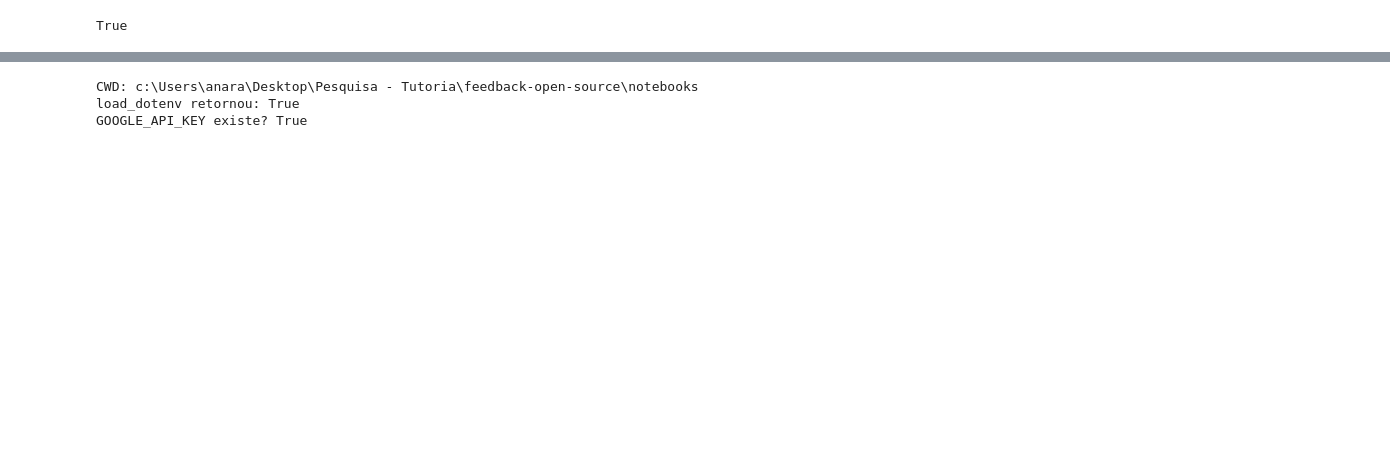
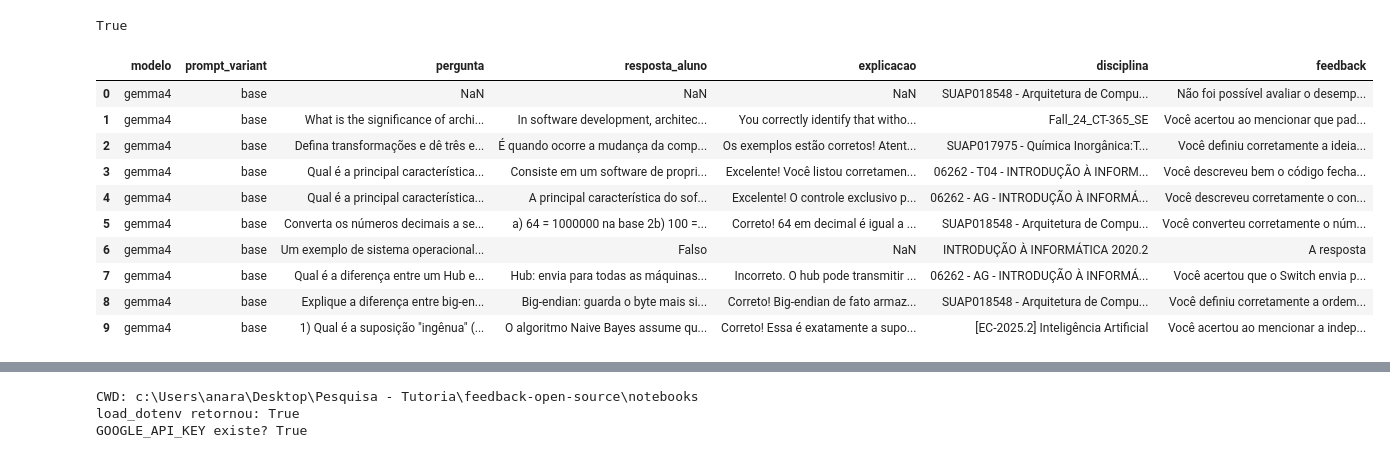
Before and after one commit to a-cavalcanti/feedback-ia-slm, a Jupyter notebook: notebooks/resultado_rubrica.ipynb, the cells around one changed output, grey strips where cells are left out. Cells and saved outputs as stored; diff of their text form; code cells hidden in the pictures; blank space fills up the shorter version.

Commit message:
Atualizações da pesquisa e pdf com resumo do que foi feito

```diff
--- a/notebooks/resultado_rubrica.ipynb
+++ b/notebooks/resultado_rubrica.ipynb
@@ -11,5 +17,19 @@ load_dotenv()
 # %% [output]
 True
 # %%
-provas = pd.read_csv("C:/Users/anara/Desktop/Pesquisa - Tutoria/feedback-open-source/resultados-consolidados.csv", sep=None, engine="python")
+provas = pd.read_csv("C:/Users/anara/Desktop/Pesquisa - Tutoria/feedback-open-source/resultados-tecnologia-consolidados_555.csv", sep=None, engine="python")
+# %%
+provas.head(10)
+# %% [output]
+|  | modelo | prompt_variant | pergunta | resposta_aluno | explicacao | disciplina | feedback |
+| 0 | gemma4 | base | NaN | NaN | NaN | SUAP018548 - Arquitetura de Compu... | Não foi possível avaliar o desemp... |
+| 1 | gemma4 | base | What is the significance of archi... | In software development, architec... | You correctly identify that witho... | Fall_24_CT-365_SE | Você acertou ao mencionar que pad... |
+| 2 | gemma4 | base | Defina transformações e dê três e... | É quando ocorre a mudança da comp... | Os exemplos estão corretos! Atent... | SUAP017975 - Química Inorgânica:T... | Você definiu corretamente a ideia... |
+| 3 | gemma4 | base | Qual é a principal característica... | Consiste em um software de propri... | Excelente! Você listou corretamen... | 06262 - T04 - INTRODUÇÃO À INFORM... | Você descreveu bem o código fecha... |
+| 4 | gemma4 | base | Qual é a principal característica... | A principal característica do sof... | Excelente! O controle exclusivo p... | 06262 - AG - INTRODUÇÃO À INFORMÁ... | Você descreveu corretamente o con... |
+| 5 | gemma4 | base | Converta os números decimais a se... | a) 64 = 1000000 na base 2b) 100 =... | Correto! 64 em decimal é igual a ... | SUAP018548 - Arquitetura de Compu... | Você converteu corretamente o núm... |
+| 6 | gemma4 | base | Um exemplo de sistema operacional... | Falso | NaN | INTRODUÇÃO À INFORMÁTICA 2020.2 | A resposta |
+| 7 | gemma4 | base | Qual é a diferença entre um Hub e... | Hub: envia para todas as máquinas... | Incorreto. O hub pode transmitir ... | 06262 - AG - INTRODUÇÃO À INFORMÁ... | Você acertou que o Switch envia p... |
+| 8 | gemma4 | base | Explique a diferença entre big-en... | Big-endian: guarda o byte mais si... | Correto! Big-endian de fato armaz... | SUAP018548 - Arquitetura de Compu... | Você definiu corretamente a ordem... |
+| 9 | gemma4 | base | 1) Qual é a suposição "ingênua" (... | O algoritmo Naive Bayes assume qu... | Correto! Essa é exatamente a supo... | [EC-2025.2] Inteligência Artificial | Você acertou ao mencionar a indep... |
 # %%
```
Also changed, not shown: parts of 15 cells of this notebook, 47 other files.
